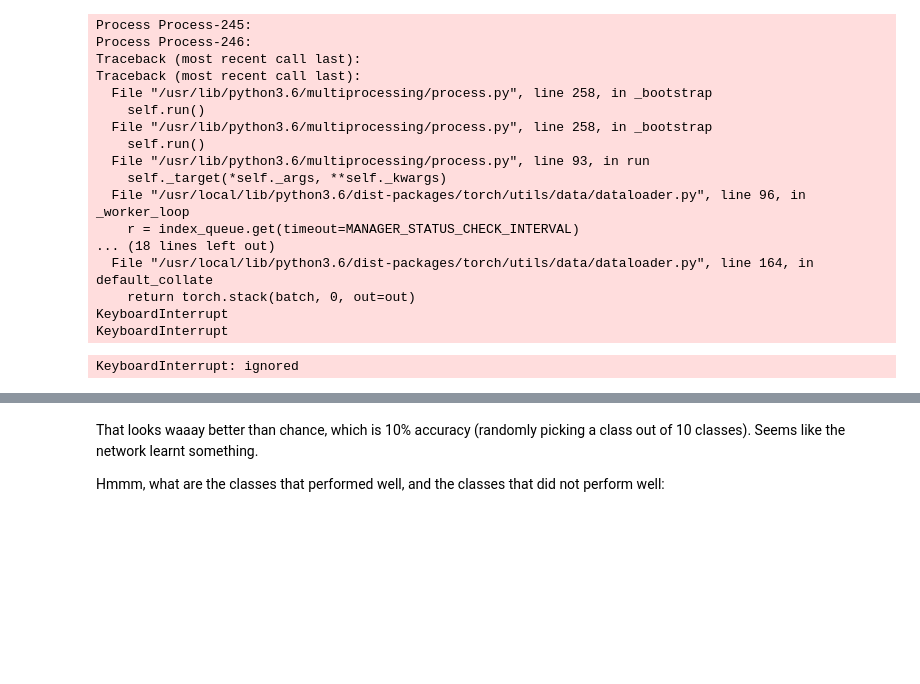
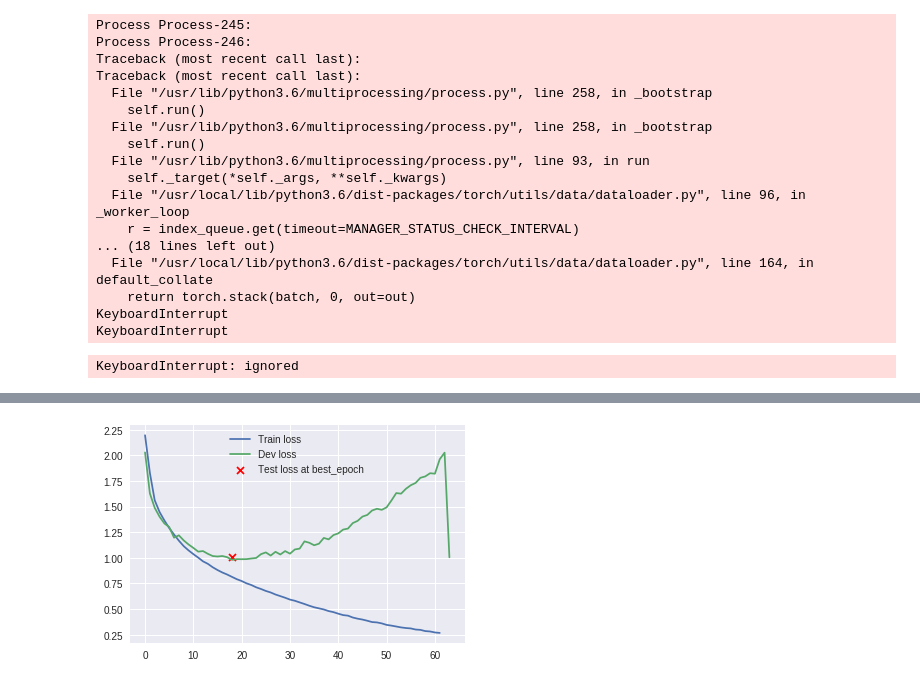
Before and after one commit to fborrasumh/intro, a Jupyter notebook: 8-EarlyStopping/EarlyStopping.ipynb, the cells around one changed output, grey strips where cells are left out. Saved outputs shown, nothing was run; the diff lists cells and outputs as text; code cells hidden in the pictures; blank space fills up the shorter version.

```diff
--- a/8-EarlyStopping/EarlyStopping.ipynb
+++ b/8-EarlyStopping/EarlyStopping.ipynb
@@ -356,3 +324,0 @@ Okay, now let us see what the neural network thinks these examples above are:
-# %%
-outputs = net(images)
-print(outputs)
@@ -372,0 +327,2 @@ Let us look at how the network performs on the whole dataset.
+# %%
+best_epoch = np.argmin(dev_losses)
@@ -372,0 +331,5 @@ Let us look at how the network performs on the whole dataset.
+# %%
+best_net = Net()
+best_net.load_state_dict(torch.load('net_checkpoint_{}.pth'.format(best_epoch)))
+best_net.eval()
+best_net.to(device)
@@ -373,14 +347,12 @@ Let us look at how the network performs on the whole dataset.
 # %%
-correct = 0
-total = 0
+# Calculate dev loss after every epoch
 with torch.no_grad():
+    test_loss = 0.0
     for data in testloader:
         images, labels = data
         images, labels = images.to(device), labels.to(device)
-        outputs = net(images)
-        _, predicted = torch.max(outputs.data, 1)
-        total += labels.size(0)
-        correct += (predicted == labels).sum().item()
-
-print('Accuracy of the network on the 10000 test images: %d %%' % (
-    100 * correct / total))
+        outputs = best_net(images)
+        loss = criterion(outputs, labels)
+        test_loss += loss.item()
+    avg_test_loss = test_loss/len(testloader)
+    print('  average test mini-batch loss: {:.6f}'.format(avg_test_loss))
@@ -387,7 +360,0 @@ print('Accuracy of the network on the 10000 test images: %d %%' % (
-# %% [markdown]
-That looks waaay better than chance, which is 10% accuracy (randomly picking
-a class out of 10 classes).
-Seems like the network learnt something.
-
-Hmmm, what are the classes that performed well, and the classes that did
-not perform well:
@@ -412,0 +361,10 @@ for i in range(10):
+# %%
+import matplotlib.pyplot as plt
+plt.figure()
+plt.plot(train_losses, label='Train loss')
+plt.plot(dev_losses, label='Dev loss')
+plt.scatter(best_epoch, avg_test_loss, marker='x', color='r', label='Test loss at best_epoch')
+plt.legend()
+plt.show()
+# %% [output]
+[figure, added]
```
Also changed, not shown: parts of 16 cells of this notebook.
